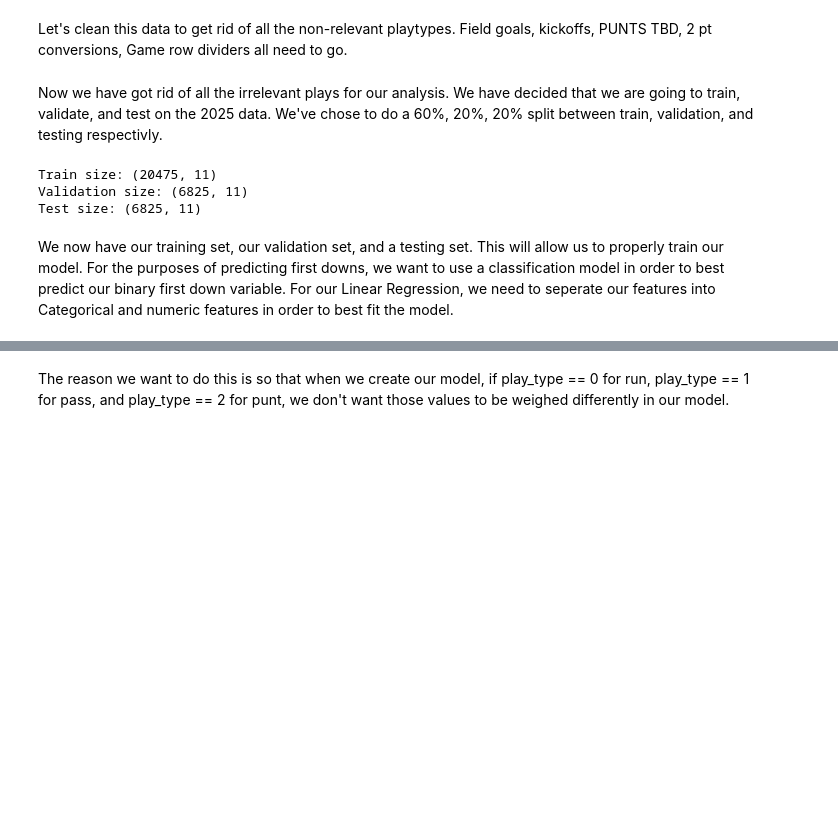
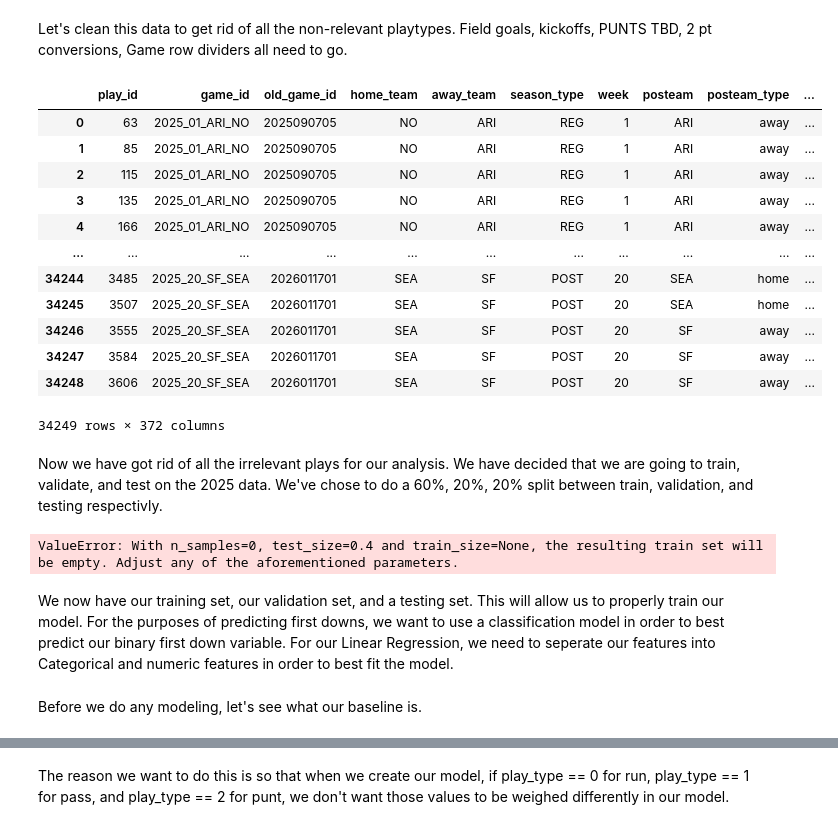
Before and after one commit to jacksonbhanson7/CS1010Project, a Jupyter notebook: CS1010.ipynb, the cells around one changed output, grey strips where cells are left out. Cells and saved outputs as stored; diff of their text form; code cells hidden in the pictures; blank space fills up the shorter version.

```diff
--- a/CS1010.ipynb
+++ b/CS1010.ipynb
@@ -73,16 +73,33 @@ Let's clean this data to get rid of all the non-relevant playtypes. Field goals,
 # %%
 football_data_cleaned = football_data[football_data["play_type"].isin(["run", "pass"])]
 football_data_cleaned = football_data_cleaned.dropna(subset=["play_type"])
 football_data_cleaned = football_data_cleaned.reset_index(drop=True)
+football_data_cleaned
+# %% [output]
+|  | play_id | game_id | old_game_id | home_team | away_team | season_type | week | posteam | posteam_type | ... |
+| 0 | 63 | 2025_01_ARI_NO | 2025090705 | NO | ARI | REG | 1 | ARI | away | ... |
+| 1 | 85 | 2025_01_ARI_NO | 2025090705 | NO | ARI | REG | 1 | ARI | away | ... |
+| 2 | 115 | 2025_01_ARI_NO | 2025090705 | NO | ARI | REG | 1 | ARI | away | ... |
+| 3 | 135 | 2025_01_ARI_NO | 2025090705 | NO | ARI | REG | 1 | ARI | away | ... |
+| 4 | 166 | 2025_01_ARI_NO | 2025090705 | NO | ARI | REG | 1 | ARI | away | ... |
+| ... | ... | ... | ... | ... | ... | ... | ... | ... | ... | ... |
+| 34244 | 3485 | 2025_20_SF_SEA | 2026011701 | SEA | SF | POST | 20 | SEA | home | ... |
+| 34245 | 3507 | 2025_20_SF_SEA | 2026011701 | SEA | SF | POST | 20 | SEA | home | ... |
+| 34246 | 3555 | 2025_20_SF_SEA | 2026011701 | SEA | SF | POST | 20 | SF | away | ... |
+| 34247 | 3584 | 2025_20_SF_SEA | 2026011701 | SEA | SF | POST | 20 | SF | away | ... |
+| 34248 | 3606 | 2025_20_SF_SEA | 2026011701 | SEA | SF | POST | 20 | SF | away | ... |
+34249 rows × 372 columns
 # %% [markdown]
 Now we have got rid of all the irrelevant plays for our analysis. We have decided that we are going to train, validate, and test on the 2025 data. We've chose to do a 60%, 20%, 20% split between train, validation, and testing respectivly.
 # %%
-X = football_data_cleaned[features]
 y = football_data_cleaned["first_down"]
+X = football_data_cleaned.drop(columns=["first_down"])
 
-#added to help fit the model
-X = X.dropna()
-y = y[X.index]
+mask = X.notna().all(axis=1) & y.notna()
+X = X.loc[mask]
+y = y.loc[mask]
+
+
 
 X_train, X_temp, y_train, y_temp = train_test_split(
     X, y,
@@ -102,9 +119,7 @@ print("Train size:", X_train.shape)
 print("Validation size:", X_val.shape)
 print("Test size:", X_test.shape)
 # %% [output]
-Train size: (20475, 11)
-Validation size: (6825, 11)
-Test size: (6825, 11)
+ValueError: With n_samples=0, test_size=0.4 and train_size=None, the resulting train set will be empty. Adjust any of the aforementioned parameters.
 # %% [markdown]
 We now have our training set, our validation set, and a testing set. This will allow us to properly train our model. For the purposes of predicting first downs, we want to use a classification model in order to best predict our binary first down variable. For our Linear Regression, we need to seperate our features into Categorical and numeric features in order to best fit the model.
 # %%
@@ -122,3 +137,5 @@ numeric_features = [
 ]
 #Other categorical features we could add include 'roof`, `home_team`, `away_team`
 categorical_features = ["play_type"]
+# %% [markdown]
+Before we do any modeling, let's see what our baseline is.
```
Also changed, not shown: parts of 13 cells of this notebook.
